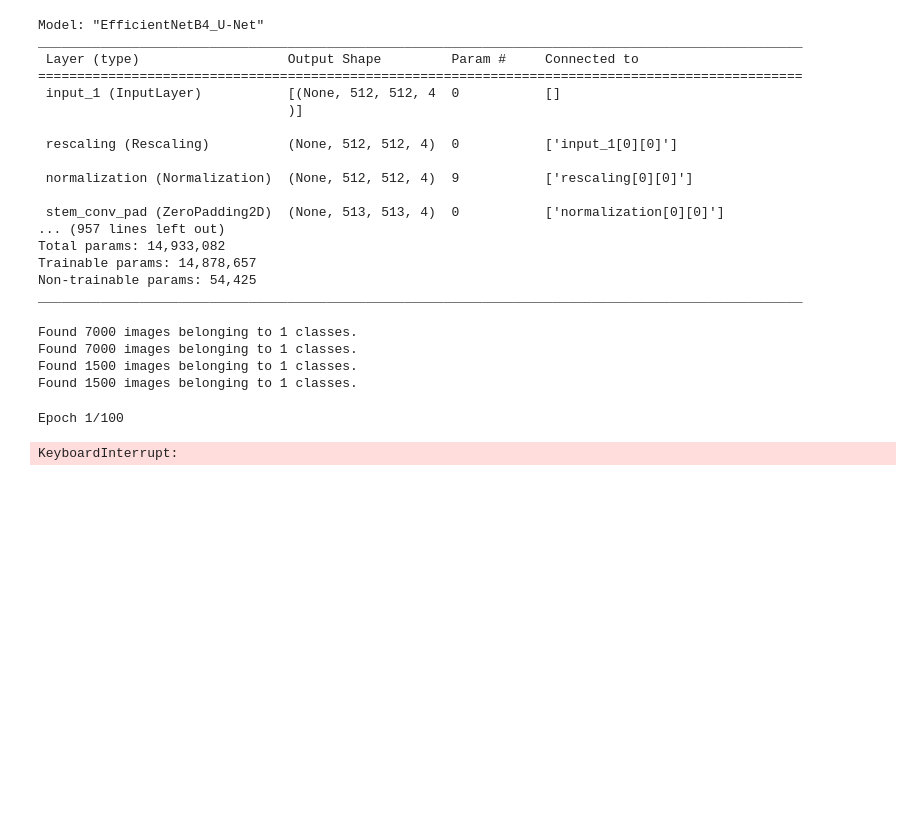
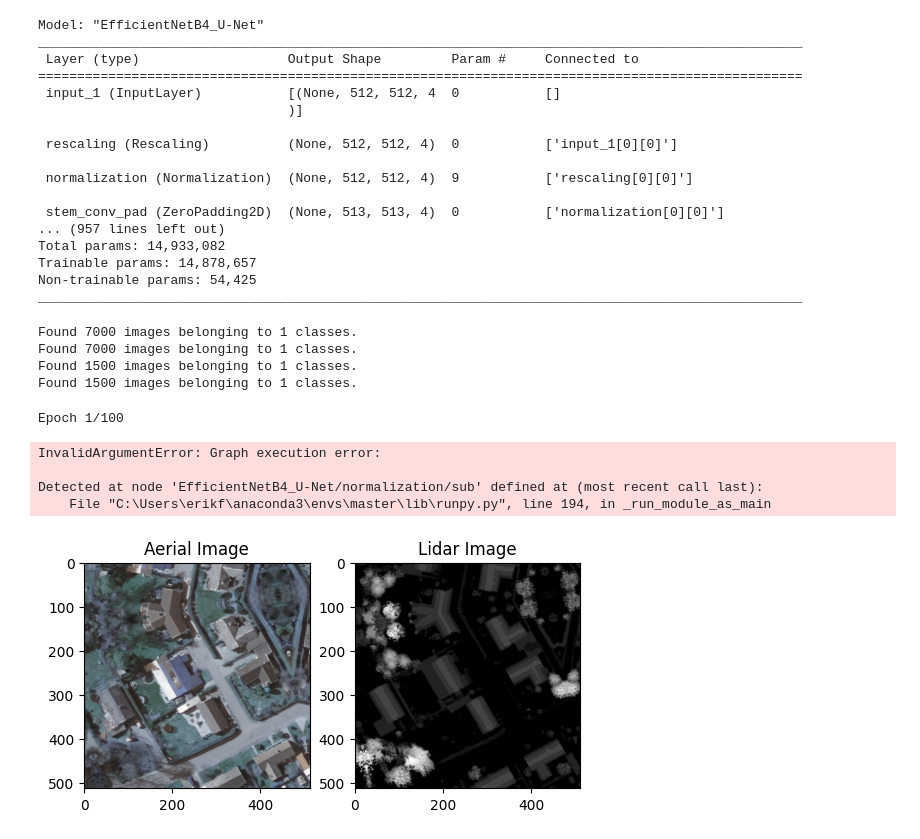
Before and after one commit to erikx50/A-Machine-Learning-approach-for-Building-Segmentation-using-laser-data, a Jupyter notebook: test.ipynb, the cells around one changed output. Saved outputs shown, nothing was run; the diff lists cells and outputs as text; code cells hidden in the pictures; blank space fills up the shorter version.

```diff
--- a/test.ipynb
+++ b/test.ipynb
@@ -77,6 +77,7 @@ image_generator = image_data_generator.flow_from_directory(os.path.normpath('dat
                                                            target_size=(IMG_HEIGHT, IMG_WIDTH),
                                                            seed=seed,
                                                            batch_size=batch_size,
+                                                           color_mode='rgba',
                                                            class_mode=None)
 
 mask_data_generator = ImageDataGenerator(**mask_data_gen_args)
@@ -92,6 +93,7 @@ valid_img_generator = val_data_generator.flow_from_directory(os.path.normpath('d
                                                                target_size=(IMG_HEIGHT, IMG_WIDTH),
                                                                seed=seed,
                                                                batch_size=batch_size,
+                                                               color_mode='rgba',
                                                                class_mode=None)
 
 valid_mask_generator = val_data_generator.flow_from_directory(os.path.normpath('dataset/MapAI/512x512_validation/' + mask),
@@ -114,6 +116,9 @@ Found 7000 images belonging to 1 classes.
 Found 1500 images belonging to 1 classes.
 Found 1500 images belonging to 1 classes.
 # %%
+# Create callback for model.
+# ModelCheckpoint -> Creates checkpoints after each epoch
+# EarlyStopping -> Stops the training of the model if it doesnt improve after some epochs
 callback_list = [
     callbacks.ModelCheckpoint(os.path.normpath('../models/MapAI_UNet_Task1_Checkpoint.h5'), verbose=1, save_best_only=True),
     callbacks.EarlyStopping(monitor='val_loss', patience=6),
@@ -121,7 +126,10 @@ callback_list = [
 ]
 
 # Train the model
-results = model.fit(train_generator, steps_per_epoch=train_steps_per_epoch, epochs=100, callbacks=callback_list, validation_data=val_generator, validation_steps=val_steps_per_epoch, verbose = 1)
+results = model.fit(train_generator, steps_per_epoch=train_steps_per_epoch, epochs=100, callbacks=callback_list, validation_data=val_generator, validation_steps=val_steps_per_epoch)
 # %% [output]
 Epoch 1/100
-KeyboardInterrupt:
+InvalidArgumentError: Graph execution error:
+
+Detected at node 'EfficientNetB4_U-Net/normalization/sub' defined at (most recent call last):
+    File "C:\Users\erikf\anaconda3\envs\master\lib\runpy.py", line 194, in _run_module_as_main
@@ -138,0 +138,16 @@ for img_p in path:
+# %%
+gen = image_generator.next()
+for i in range(0,1):
+    image = gen[i]
+    # Find and display aerial image
+    plt.subplot(121)
+    plt.title('Aerial Image')
+    plt.imshow(image[:, :, 0:3].astype(np.uint8))
+
+    # Find and display mask image
+    plt.subplot(122)
+    plt.title('Lidar Image')
+    plt.imshow(image[:, :, 3], cmap='gray')
+    plt.show()
+# %% [output]
+[figure, added]
```
Also changed, not shown: parts of 2 cells of this notebook, 1 other file.
